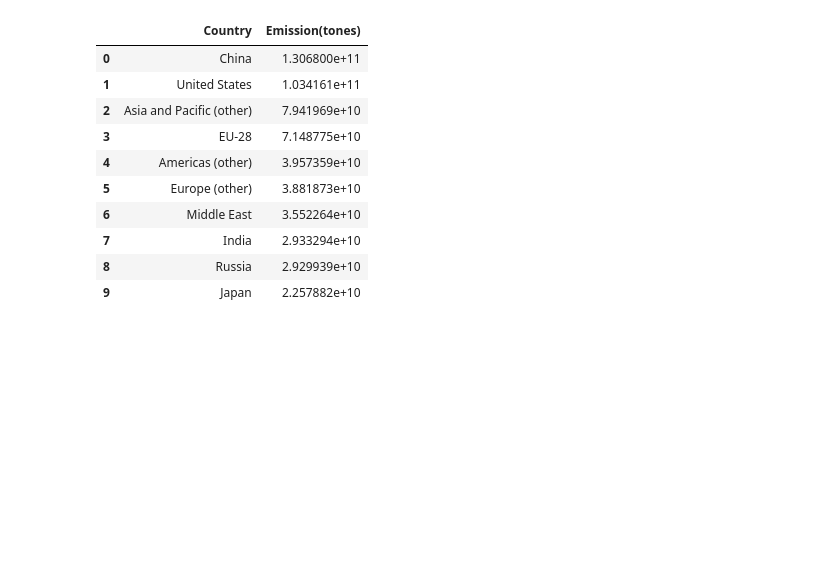
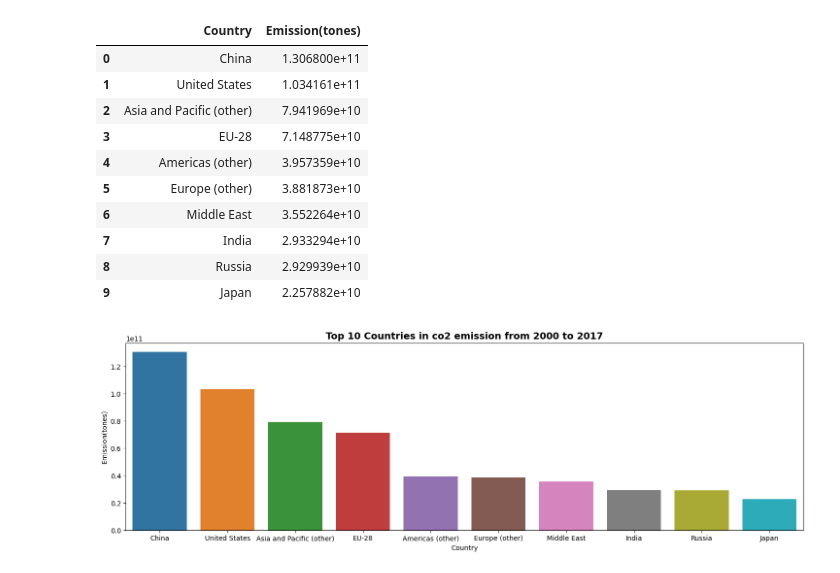
Before and after one commit to abhaygzb15/CO2-Emission-Analysis-and-Prediction, a Jupyter notebook: Emission Analysis/CO2 data analysis.ipynb, the cells around one changed output. Cells and saved outputs as stored; diff of their text form; code cells hidden in the pictures; blank space fills up the shorter version.

```diff
--- a/Emission Analysis/CO2 data analysis.ipynb
+++ b/Emission Analysis/CO2 data analysis.ipynb
@@ -330,5 +330,7 @@ pdf2
 # %%
 plt.figure(figsize=(18,5))
 sns.barplot(x='Country',y='Emission(tones)',data=pdf2)
-plt.title('Top 10 Countries in co2 emission from 1950 to 1999',fontweight='bold',fontsize=14)
+plt.title('Top 10 Countries in co2 emission from 2000 to 2017',fontweight='bold',fontsize=14)
 plt.show()
+# %% [output]
+[figure, added]
```
Also changed, not shown: parts of 4 cells of this notebook.
